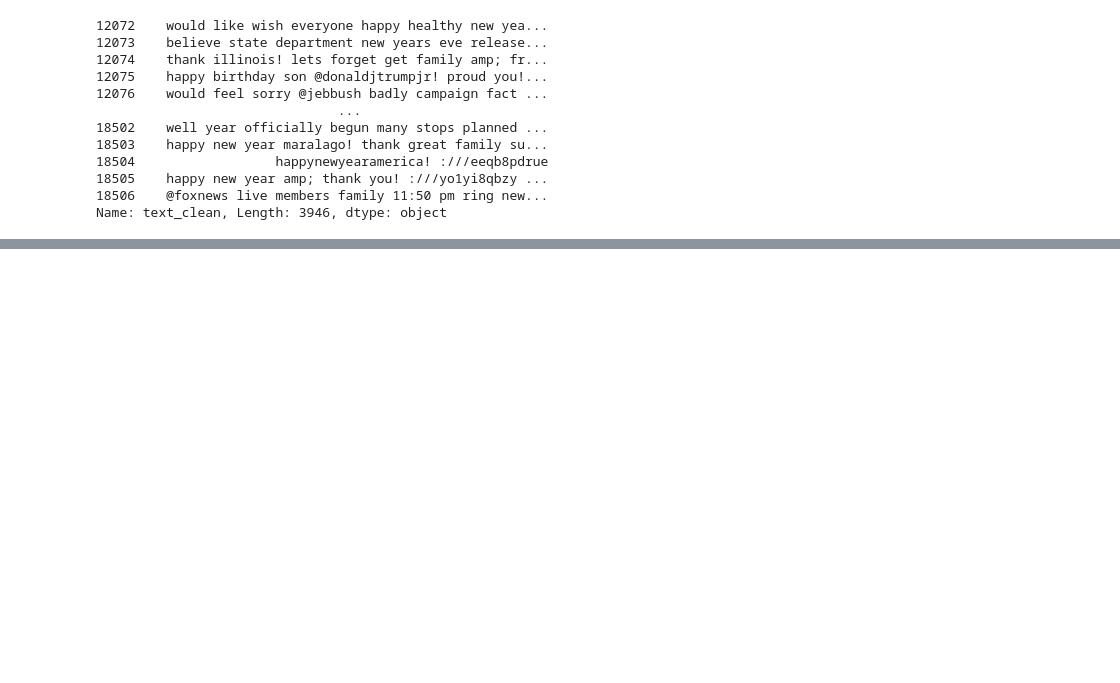
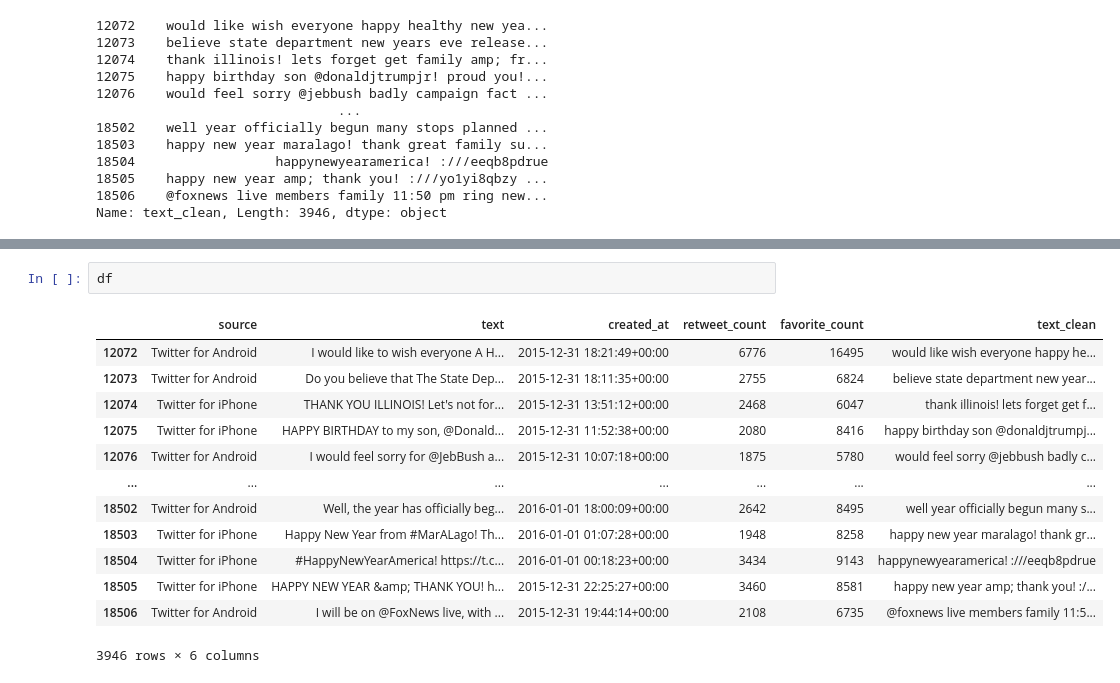
Before and after one commit to jessmiramontes/NLP, a Jupyter notebook: tweets.ipynb, the cells around one changed output, grey strips where cells are left out. Saved outputs shown, nothing was run; the diff lists cells and outputs as text; blank space fills up the shorter version.

```diff
--- a/tweets.ipynb
+++ b/tweets.ipynb
@@ -294,0 +310,16 @@ plt.show()
+# %%
+df
+# %% [output]
+|  | source | text | created_at | retweet_count | favorite_count | text_clean |
+| 12072 | Twitter for Android | I would like to wish everyone A H... | 2015-12-31 18:21:49+00:00 | 6776 | 16495 | would like wish everyone happy he... |
+| 12073 | Twitter for Android | Do you believe that The State Dep... | 2015-12-31 18:11:35+00:00 | 2755 | 6824 | believe state department new year... |
+| 12074 | Twitter for iPhone | THANK YOU ILLINOIS! Let's not for... | 2015-12-31 13:51:12+00:00 | 2468 | 6047 | thank illinois! lets forget get f... |
+| 12075 | Twitter for iPhone | HAPPY BIRTHDAY to my son, @Donald... | 2015-12-31 11:52:38+00:00 | 2080 | 8416 | happy birthday son @donaldjtrumpj... |
+| 12076 | Twitter for Android | I would feel sorry for @JebBush a... | 2015-12-31 10:07:18+00:00 | 1875 | 5780 | would feel sorry @jebbush badly c... |
+| ... | ... | ... | ... | ... | ... | ... |
+| 18502 | Twitter for Android | Well, the year has officially beg... | 2016-01-01 18:00:09+00:00 | 2642 | 8495 | well year officially begun many s... |
+| 18503 | Twitter for iPhone | Happy New Year from #MarALago! Th... | 2016-01-01 01:07:28+00:00 | 1948 | 8258 | happy new year maralago! thank gr... |
+| 18504 | Twitter for iPhone | #HappyNewYearAmerica! https://t.c... | 2016-01-01 00:18:23+00:00 | 3434 | 9143 | happynewyearamerica! :///eeqb8pdrue |
+| 18505 | Twitter for iPhone | HAPPY NEW YEAR &amp; THANK YOU! h... | 2015-12-31 22:25:27+00:00 | 3460 | 8581 | happy new year amp; thank you! :/... |
+| 18506 | Twitter for Android | I will be on @FoxNews live, with ... | 2015-12-31 19:44:14+00:00 | 2108 | 6735 | @foxnews live members family 11:5... |
+3946 rows × 6 columns
```
Also changed, not shown: parts of 8 cells of this notebook.
